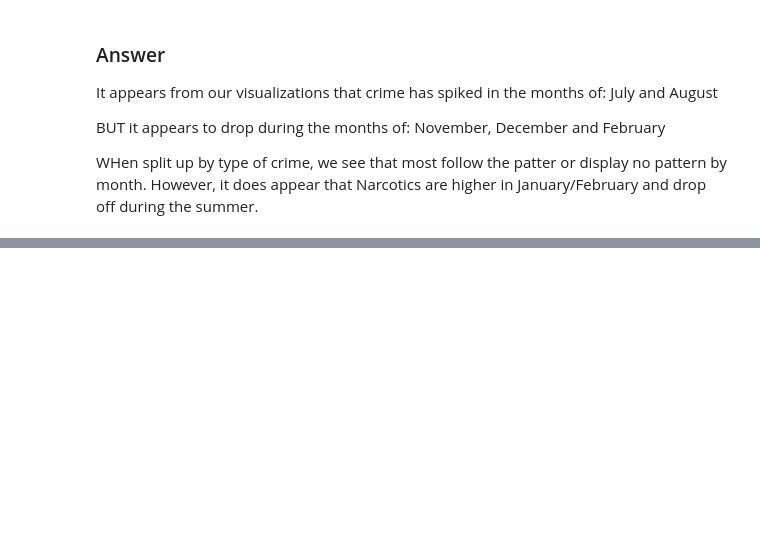
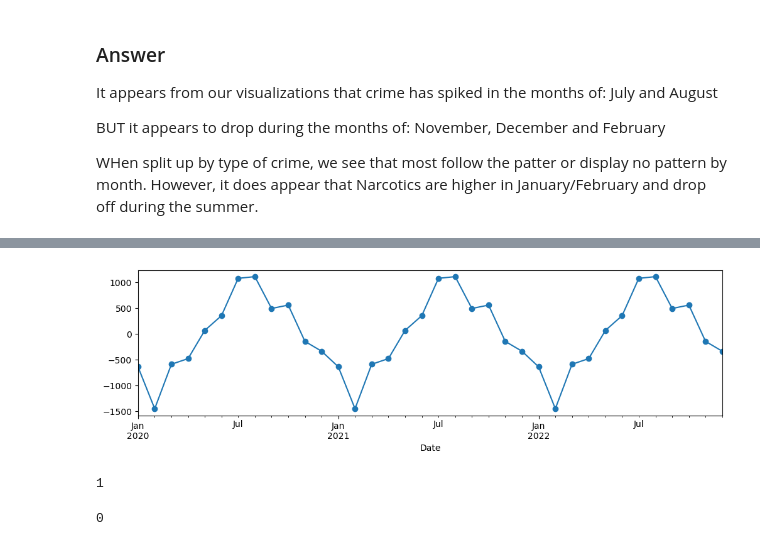
Before and after one commit to Dr-Schmoctor/Project_3_Chicago_Crime_Data, a Jupyter notebook: Chicago_Crime_Data.ipynb, the cells around one changed output, grey strips where cells are left out. Cells and saved outputs as stored; diff of their text form; code cells hidden in the pictures; blank space fills up the shorter version.

```diff
--- a/Chicago_Crime_Data.ipynb
+++ b/Chicago_Crime_Data.ipynb
@@ -440,0 +697,17 @@ WHen split up by type of crime, we see that most follow the patter or display no
+# %%
+seasonal_theft = decomp.seasonal
+ax = seasonal_theft.loc['2020':].plot(marker = 'o')
+# %% [output]
+[figure, added]
+# %%
+# d
+d = ndiffs(theft)
+d
+# %% [output]
+1
+# %%
+# D
+D = nsdiffs(theft, m=12)
+D
+# %% [output]
+0
```
Also changed, not shown: parts of 91 cells of this notebook.
